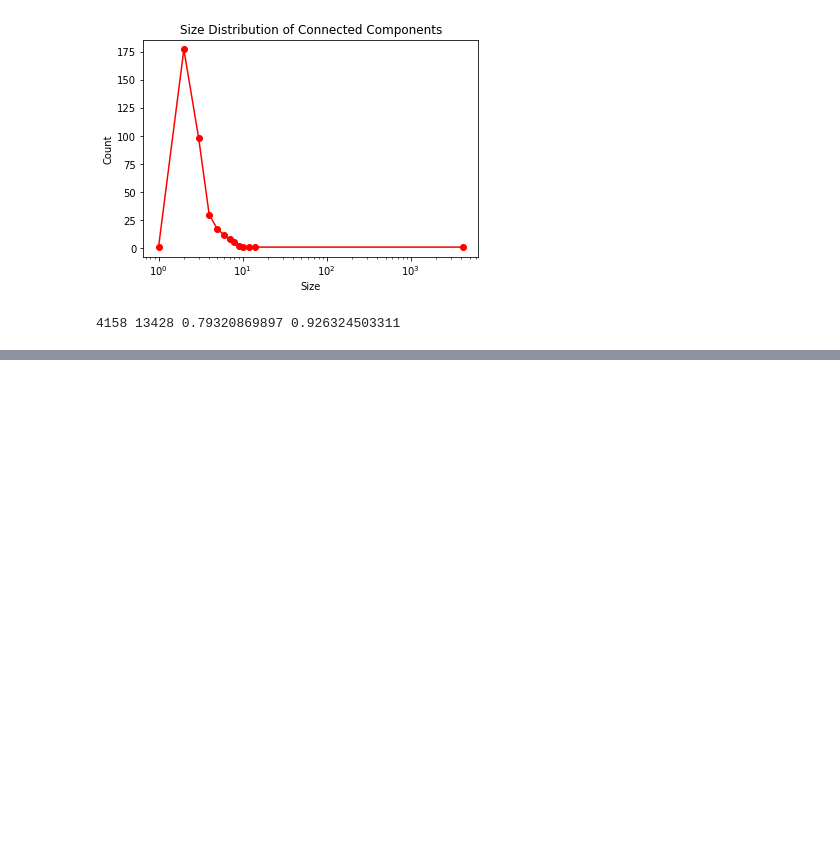
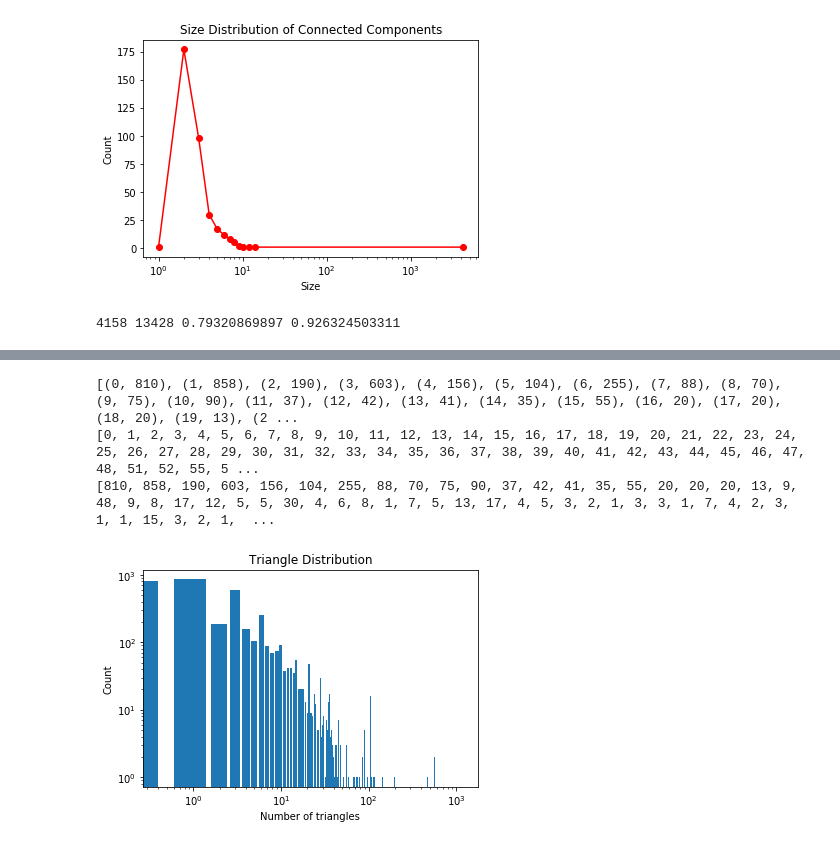
Before and after one commit to LanceLZD/CSE291F, a Jupyter notebook: Assignment1Q7.ipynb, the cells around one changed output, grey strips where cells are left out. Drawn from its saved outputs; the diff is of its cells as text; code cells hidden in the pictures; blank space fills up the shorter version.

```diff
--- a/Assignment1Q7.ipynb
+++ b/Assignment1Q7.ipynb
@@ -60,0 +67,23 @@ print numberTriangles
+# %%
+import matplotlib.pyplot as plt
+numberTriangles = list(nx.triangles(GCC).values())
+countSizeTri = sorted([(i, numberTriangles.count(i)) for i in set(numberTriangles)])
+print countSizeTri
+xCountSizeTri = [i[0] for i in countSizeTri]
+yCountSizeTri = [i[1] for i in countSizeTri]
+print xCountSizeTri
+print yCountSizeTri
+plt.bar(xCountSizeTri, yCountSizeTri)
+plt.title("Triangle Distribution")
+plt.ylabel("Count")
+plt.xlabel("Number of triangles")
+#plt.xlim(0,1200)
+plt.yscale('log')
+plt.xscale('log')
+plt.savefig('TriangelDistributionLog.png')
+plt.show()
+# %% [output]
+[(0, 810), (1, 858), (2, 190), (3, 603), (4, 156), (5, 104), (6, 255), (7, 88), (8, 70), (9, 75), (10, 90), (11, 37), (12, 42), (13, 41), (14, 35), (15, 55), (16, 20), (17, 20), (18, 20), (19, 13), (2 ...
+[0, 1, 2, 3, 4, 5, 6, 7, 8, 9, 10, 11, 12, 13, 14, 15, 16, 17, 18, 19, 20, 21, 22, 23, 24, 25, 26, 27, 28, 29, 30, 31, 32, 33, 34, 35, 36, 37, 38, 39, 40, 41, 42, 43, 44, 45, 46, 47, 48, 51, 52, 55, 5 ...
+[810, 858, 190, 603, 156, 104, 255, 88, 70, 75, 90, 37, 42, 41, 35, 55, 20, 20, 20, 13, 9, 48, 9, 8, 17, 12, 5, 5, 30, 4, 6, 8, 1, 7, 5, 13, 17, 4, 5, 3, 2, 1, 3, 3, 1, 7, 4, 2, 3, 1, 1, 15, 3, 2, 1,  ...
+[figure, added]
```
Also changed, not shown: parts of 5 cells of this notebook, 2 other files.
